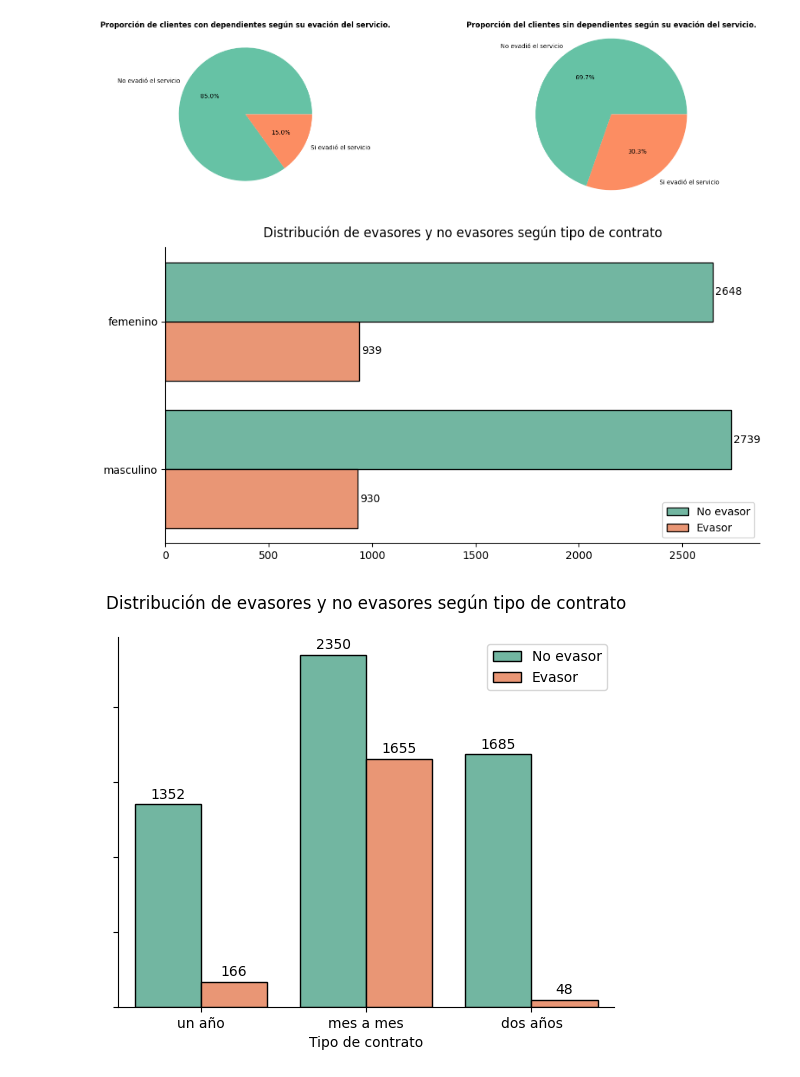
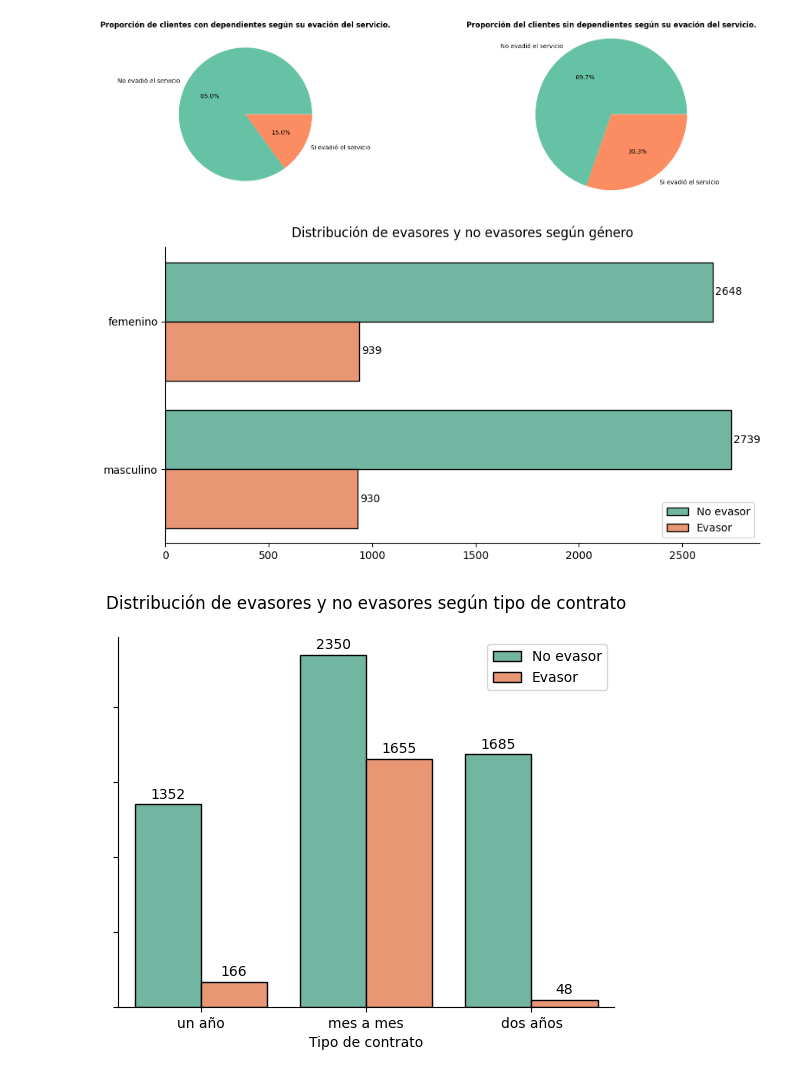
Before and after one commit to nxzK1/telecomX_Challenge, a Jupyter notebook: TelecomX_Challenge.ipynb, the cells around one changed output. Saved outputs shown, nothing was run; the diff lists cells and outputs as text; code cells hidden in the pictures.

```diff
--- a/TelecomX_Challenge.ipynb
+++ b/TelecomX_Challenge.ipynb
@@ -855,18 +847,18 @@ plt.show()
 # %%
 plt.figure(figsize=(10, 5))
 ax = sns.countplot(data=df_limpio, y='Genero', hue='Cancelacion_servicios', palette='Set2',
                    edgecolor='black', linewidth=1)
 handles, labels = ax.get_legend_handles_labels()
 ax.legend(handles=handles, labels=['No evasor', 'Evasor'], loc='lower right')
 for container in ax.containers:
     ax.bar_label(container, label_type='edge', padding=2)
 sns.despine(top=True, right=True)
-plt.title('Distribución de evasores y no evasores según tipo de contrato', pad=10)
+plt.title('Distribución de evasores y no evasores según género', pad=10)
 plt.ylabel('')
 plt.xlabel('')
 plt.show()
 # %% [output]
-[figure, old version]
+[figure, new version]
 # %%
 ax = sns.countplot(data=df_limpio, x='Tipo_contrato', hue='Cancelacion_servicios', palette='Set2',
                    edgecolor='black', linewidth=1)
```
Also changed, not shown: parts of 11 cells of this notebook.
